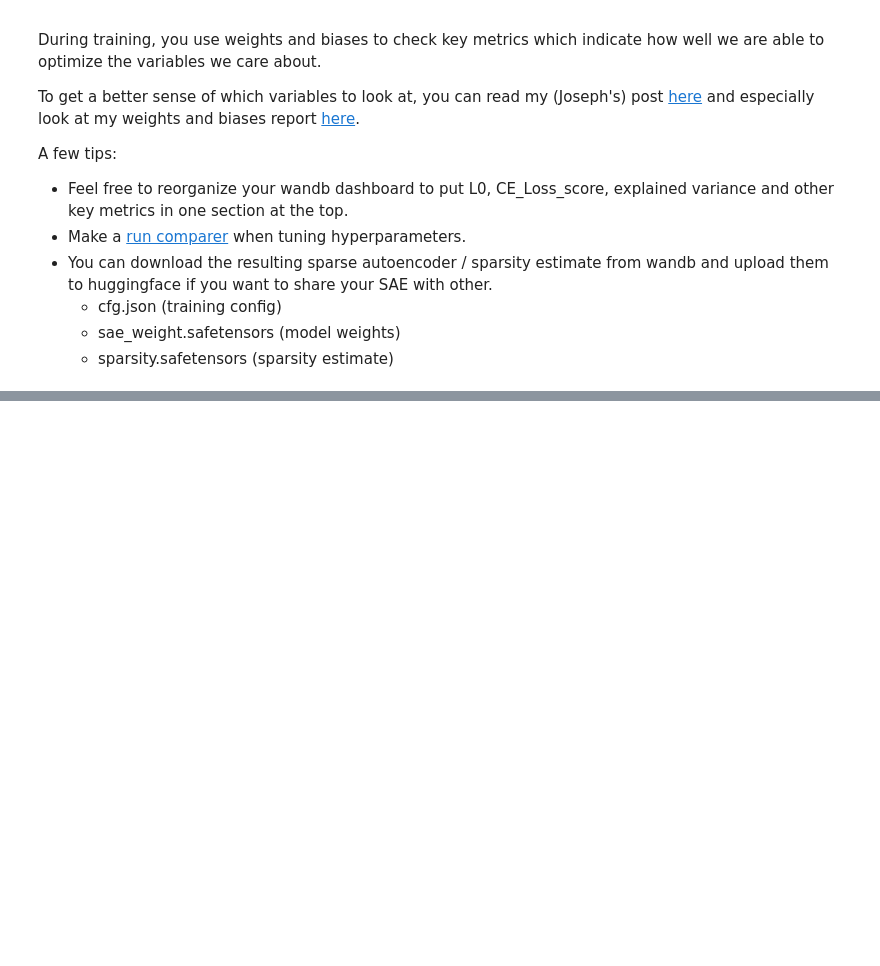
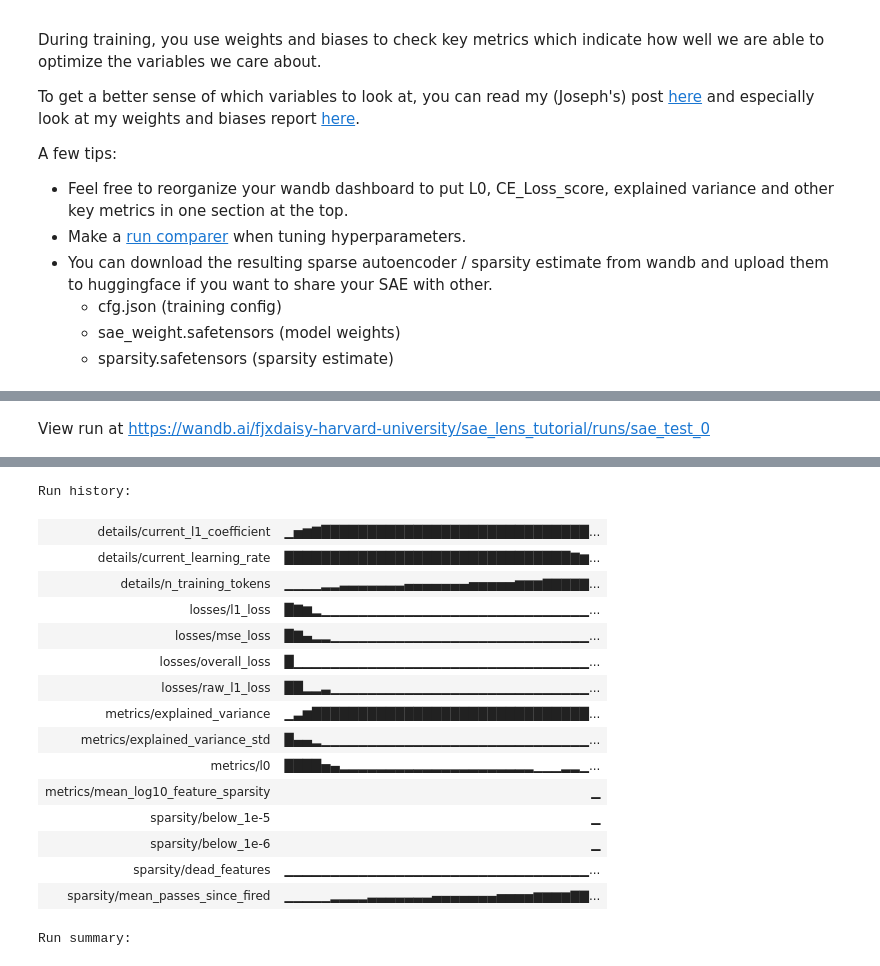
Before and after one commit to Animadversio/DiffusionObjectRelation, a Jupyter notebook: sae_lens/training_a_sparse_autoencoder_custom.ipynb, the cells around one changed output, grey strips where cells are left out. Saved outputs shown, nothing was run; the diff lists cells and outputs as text; code cells hidden in the pictures; blank space fills up the shorter version.

```diff
--- a/sae_lens/training_a_sparse_autoencoder_custom.ipynb
+++ b/sae_lens/training_a_sparse_autoencoder_custom.ipynb
@@ -168,0 +171,62 @@ sparse_autoencoder = SAETrainingRunner(cfg).run()
+# %%
+total_training_steps = 1000  # probably we should do more
+batch_size = 512
+total_training_tokens = total_training_steps * batch_size
+
+lr_warm_up_steps = 0
+lr_decay_steps = total_training_steps // 5  # 20% of training
+l1_warm_up_steps = total_training_steps // 20  # 5% of training
+
+cfg = LanguageModelSAERunnerConfig(
+    # Data Generating Function (Model + Training Distibuion)
+    d_in=768,  # the width of the mlp output.
+    # SAE Parameters
+    architecture="standard",
+    mse_loss_normalization=None,  # We won't normalize the mse loss,
+    expansion_factor=16,  # the width of the SAE. Larger will result in better stats but slower training.
+    b_dec_init_method="zeros",  # The geometric median can be used to initialize the decoder weights.
+    apply_b_dec_to_input=False,  # We won't apply the decoder weights to the input.
+    normalize_sae_decoder=False,
+    scale_sparsity_penalty_by_decoder_norm=True,
+    decoder_heuristic_init=True,
+    init_encoder_as_decoder_transpose=True,
+    normalize_activations="expected_average_only_in",
+    # Training Parameters
+    lr=5e-5,  # lower the better, we'll go fairly high to speed up the tutorial.
+    adam_beta1=0.9,  # adam params (default, but once upon a time we experimented with these.)
+    adam_beta2=0.999,
+    lr_scheduler_name="constant",  # constant learning rate with warmup. Could be better schedules out there.
+    lr_warm_up_steps=lr_warm_up_steps,  # this can help avoid too many dead features initially.
+    lr_decay_steps=lr_decay_steps,  # this will help us avoid overfitting.
+    l1_coefficient=5,  # will control how sparse the feature activations are
+    l1_warm_up_steps=l1_warm_up_steps,  # this can help avoid too many dead features initially.
+    lp_norm=1.0,  # the L1 penalty (and not a Lp for p < 1)
+    # model_batch_size=batch_size,
+    # Activation Store Parameters
+    n_batches_in_buffer=64,  # controls how many activations we store / shuffle.
+    training_tokens=total_training_tokens,  # 100 million tokens is quite a few, but we want to see good stats. Get a coffee, come back.
+    train_batch_size_tokens=batch_size,
+    store_batch_size_prompts=16,
+    # Resampling protocol
+    use_ghost_grads=False,  # we don't use ghost grads anymore.
+    feature_sampling_window=1000,  # this controls our reporting of feature sparsity stats
+    dead_feature_window=1000,  # would effect resampling or ghost grads if we were using it.
+    dead_feature_threshold=1e-4,  # would effect resampling or ghost grads if we were using it.
+    # WANDB
+    log_to_wandb=True,  # always use wandb unless you are just testing code.
+    wandb_project="sae_lens_tutorial",
+    wandb_id="sae_test_0",
+    wandb_log_frequency=1,
+    eval_every_n_wandb_logs=1,
+    # Misc
+    device=device,
+    seed=42,
+    n_checkpoints=3,
+    checkpoint_path="checkpoints",
+    dtype="float32",
+)
+# look at the next cell to see some instruction for what to do while this is running.
+#sparse_autoencoder = SAETrainingRunner(cfg).run()
+
+sparse_autoencoder = SAETrainingRunner(cfg).run()
+# %% [output]
@@ -168,0 +239 @@ sparse_autoencoder = SAETrainingRunner(cfg).run()
+View run at https://wandb.ai/fjxdaisy-harvard-university/sae_lens_tutorial/runs/sae_test_0
@@ -168,0 +241,17 @@ sparse_autoencoder = SAETrainingRunner(cfg).run()
+Run history:
+| details/current_l1_coefficient | ▁▅▆▇█████████████████████████████... |
+| details/current_learning_rate | ███████████████████████████████▇▆... |
+| details/n_training_tokens | ▁▁▁▁▂▂▃▃▃▃▃▃▃▄▄▄▄▄▄▄▅▅▅▅▅▆▆▆▇▇▇▇▇... |
+| losses/l1_loss | █▇▆▂▁▁▁▁▁▁▁▁▁▁▁▁▁▁▁▁▁▁▁▁▁▁▁▁▁▁▁▁▁... |
+| losses/mse_loss | █▇▄▂▂▁▁▁▁▁▁▁▁▁▁▁▁▁▁▁▁▁▁▁▁▁▁▁▁▁▁▁▁... |
+| losses/overall_loss | █▁▁▁▁▁▁▁▁▁▁▁▁▁▁▁▁▁▁▁▁▁▁▁▁▁▁▁▁▁▁▁▁... |
+| losses/raw_l1_loss | ██▂▂▃▁▁▁▁▁▁▁▁▁▁▁▁▁▁▁▁▁▁▁▁▁▁▁▁▁▁▁▁... |
+| metrics/explained_variance | ▁▃▆██████████████████████████████... |
+| metrics/explained_variance_std | █▄▄▂▁▁▁▁▁▁▁▁▁▁▁▁▁▁▁▁▁▁▁▁▁▁▁▁▁▁▁▁▁... |
+| metrics/l0 | ████▅▄▂▂▂▂▂▂▂▂▂▂▂▂▂▂▂▂▂▂▂▂▂▁▁▁▂▂▁... |
+| metrics/mean_log10_feature_sparsity | ▁ |
+| sparsity/below_1e-5 | ▁ |
+| sparsity/below_1e-6 | ▁ |
+| sparsity/dead_features | ▁▁▁▁▁▁▁▁▁▁▁▁▁▁▁▁▁▁▁▁▁▁▁▁▁▁▁▁▁▁▁▁▁... |
+| sparsity/mean_passes_since_fired | ▁▁▁▁▁▂▂▂▂▃▃▃▃▃▃▃▄▄▄▄▄▄▄▅▅▅▅▆▆▆▆▇▇... |
+Run summary:
```
Also changed, not shown: parts of 6 cells of this notebook, 14 other files.
